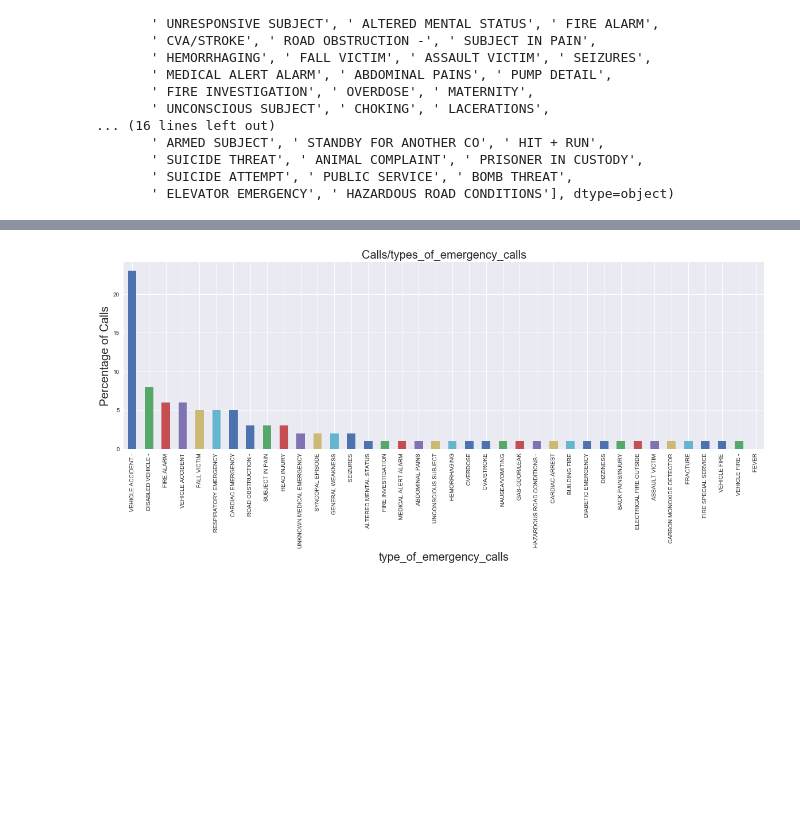
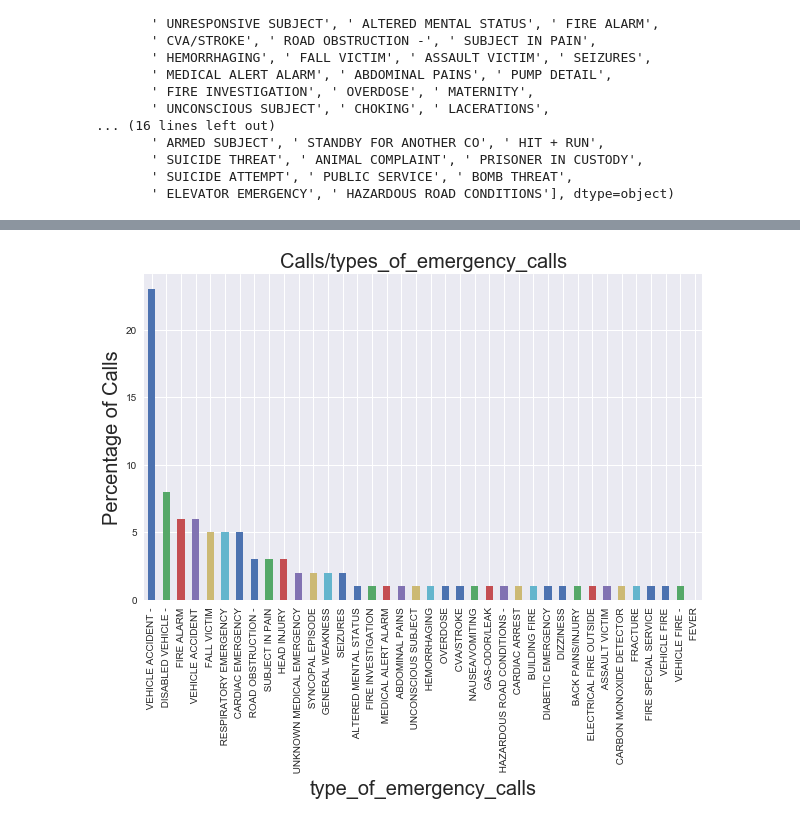
Before and after one commit to mohitbishtt/911_Emergency, a Jupyter notebook: 911_Emergency.ipynb, the cells around one changed output, grey strips where cells are left out. Cells and saved outputs as stored; diff of their text form; code cells hidden in the pictures; blank space fills up the shorter version.

```diff
--- a/911_Emergency.ipynb
+++ b/911_Emergency.ipynb
@@ -374,12 +374,12 @@ emergency_call_percentage = emergency_call.groupby(level=0).apply(lambda x:round
 # %%
 emergency_call_percentage=emergency_call_percentage.head(38)
 # %%
-sns.set(rc={'figure.figsize':(20, 6)})
+sns.set(rc={'figure.figsize':(10, 6)})
 emergency_call_percentage.plot(kind='bar')
 plt.xlabel('type_of_emergency_calls', fontdict=font)
 plt.ylabel('Percentage of Calls', fontdict=font)
 plt.xticks(rotation=90)
 plt.title('Calls/types_of_emergency_calls', fontdict=font)
 plt.savefig("moh3.png")
 # %% [output]
-[figure, old version]
+[figure, new version]
```
Also changed, not shown: parts of 9 cells of this notebook.
